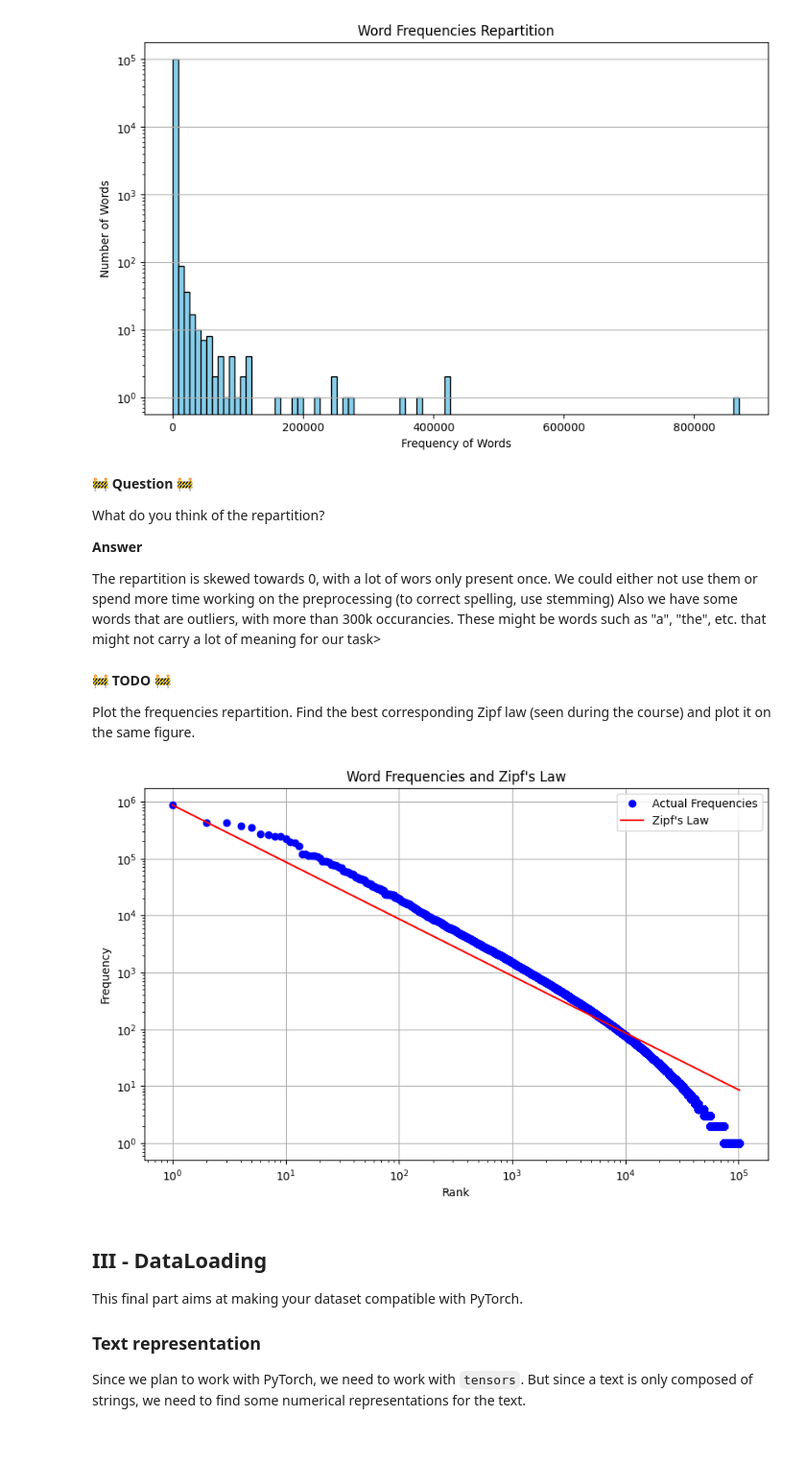
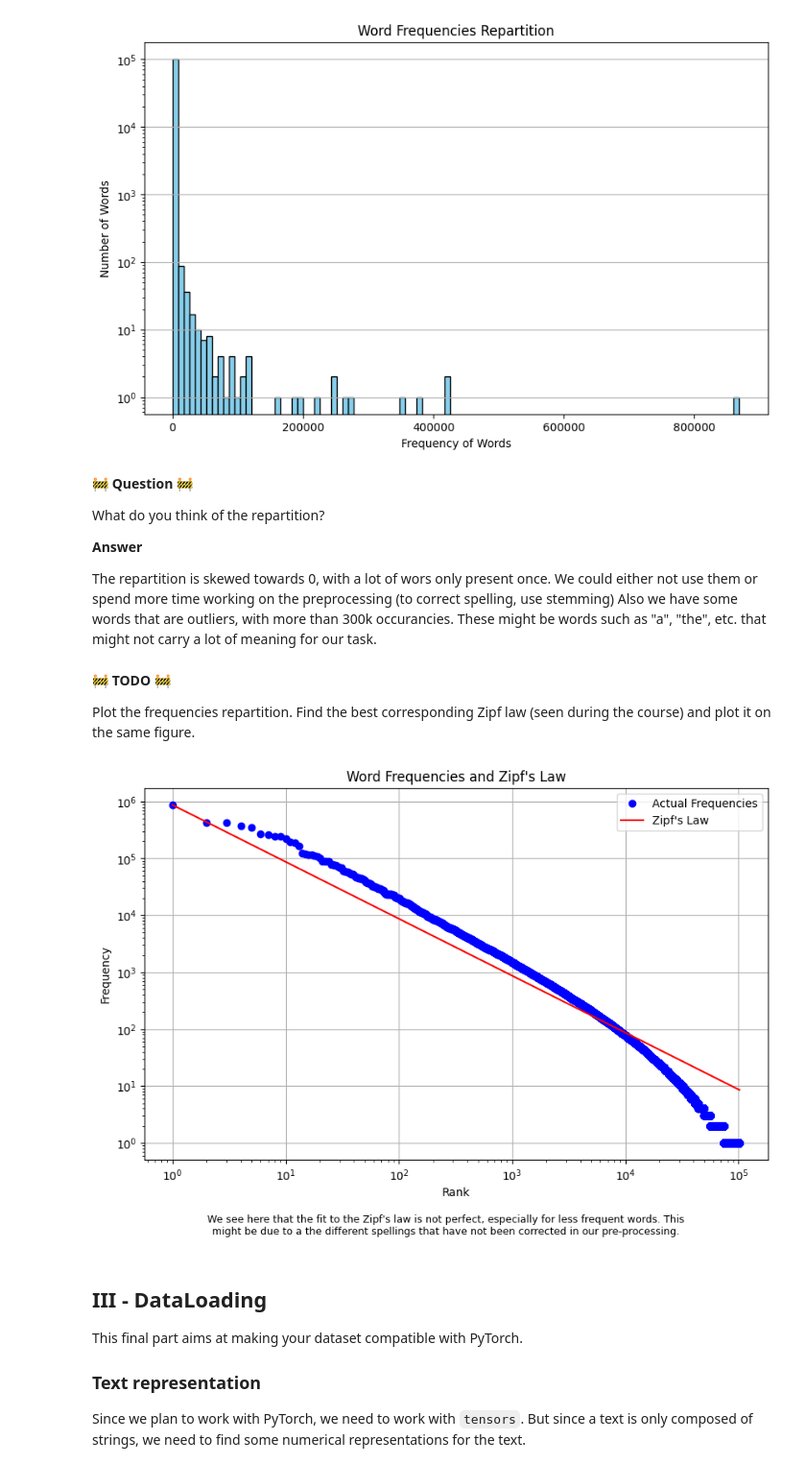
Before and after one commit to DanilSavine/Dojo_NLP_and_LLMs, a Jupyter notebook: hw_imdb_text_preprocessing.ipynb, the cells around one changed output. Shown at 96% size. Drawn from its saved outputs; the diff is of its cells as text; code cells hidden in the pictures; blank space fills up the shorter version.

```diff
--- a/hw_imdb_text_preprocessing.ipynb
+++ b/hw_imdb_text_preprocessing.ipynb
@@ -400,7 +396,7 @@ What do you think of the repartition?
 **Answer**
 
 The repartition is skewed towards 0, with a lot of wors only present once. We could either not use them or spend more time working on the preprocessing (to correct spelling, use stemming)
-Also we have some words that are outliers, with more than 300k occurancies. These might be words such as "a", "the", etc. that might not carry a lot of meaning for our task>
+Also we have some words that are outliers, with more than 300k occurancies. These might be words such as "a", "the", etc. that might not carry a lot of meaning for our task.
 # %% [markdown]
 🚧 **TODO** 🚧
 
@@ -408,29 +404,39 @@ Plot the frequencies repartition. Find the best corresponding Zipf law (seen dur
 # %%
 # Sort word frequencies from high to low
 sorted_frequencies = sorted(list(tokenizer.frequencies.values()), reverse=True)
 
 # Rank the word frequencies
 ranks = np.arange(1, len(sorted_frequencies) + 1)
 
 # The value of c is the frequency of the most common word
 c = sorted_frequencies[0]
 
 # Predict frequencies using Zipf's law
 predicted_frequencies = c / ranks
 
-plt.figure(figsize=(10, 6))
+fig, ax = plt.subplots(figsize=(10, 6))
 
-plt.loglog(ranks, sorted_frequencies, marker='o', linestyle='', label='Actual Frequencies', color='blue')
-plt.loglog(ranks, predicted_frequencies, linestyle='-', label="Zipf's Law", color='red')
+ax.loglog(ranks, sorted_frequencies, marker='o', linestyle='', label='Actual Frequencies', color='blue')
+ax.loglog(ranks, predicted_frequencies, linestyle='-', label="Zipf's Law", color='red')
 
-plt.title('Word Frequencies and Zipf\'s Law')
-plt.xlabel('Rank')
-plt.ylabel('Frequency')
-plt.legend()
-plt.grid(True)
+ax.set_title('Word Frequencies and Zipf\'s Law')
+ax.set_xlabel('Rank')
+ax.set_ylabel('Frequency')
+ax.legend()
+ax.grid(True)
+
+import textwrap
+
+text = "We see here that the fit to the Zipf's law is not perfect, \
+especially for less frequent words. This might be due to different spellings\
+ that have not been corrected in our pre-processing."
+wrapped_text = textwrap.fill(text, width=100)
+
+fig.text(0.5, -0.05, wrapped_text, ha='center', va='bottom', fontsize=9, wrap=True)
+
 plt.show()
 # %% [output]
-[figure, old version]
+[figure, new version]
 # %% [markdown]
 ## III - DataLoading
 
```
Also changed, not shown: parts of 2 cells of this notebook.
